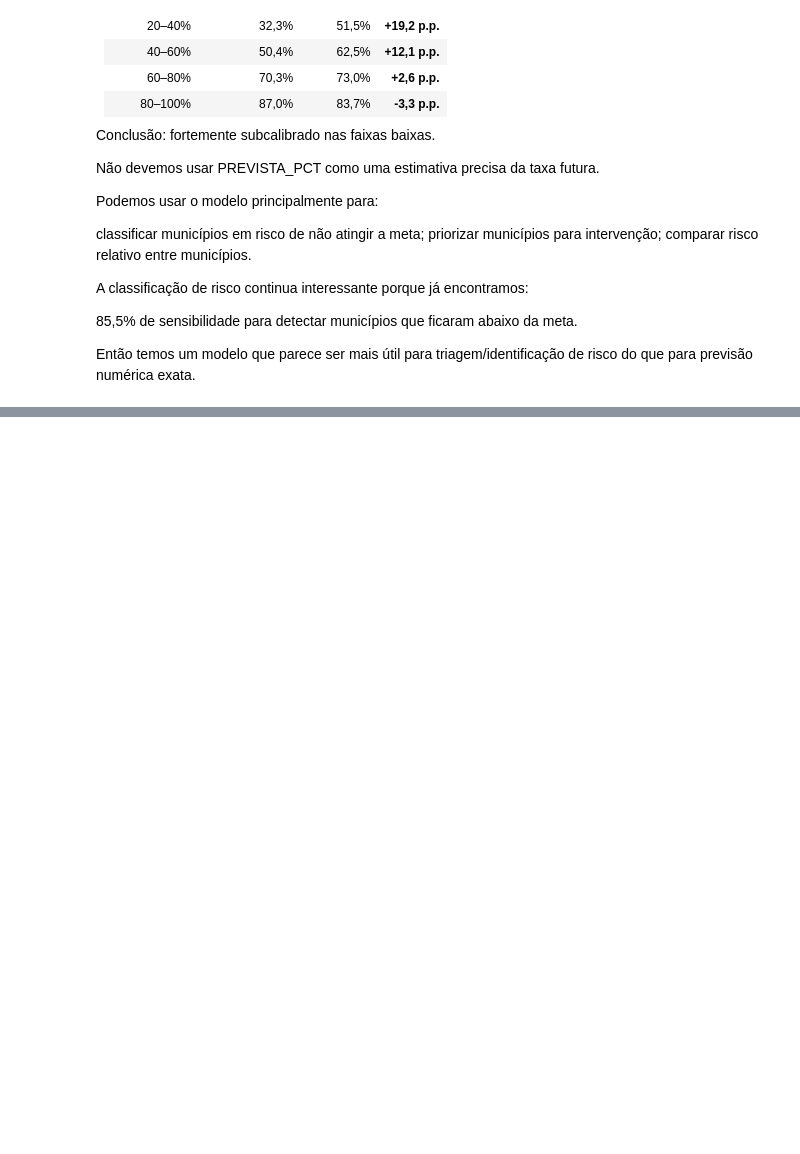
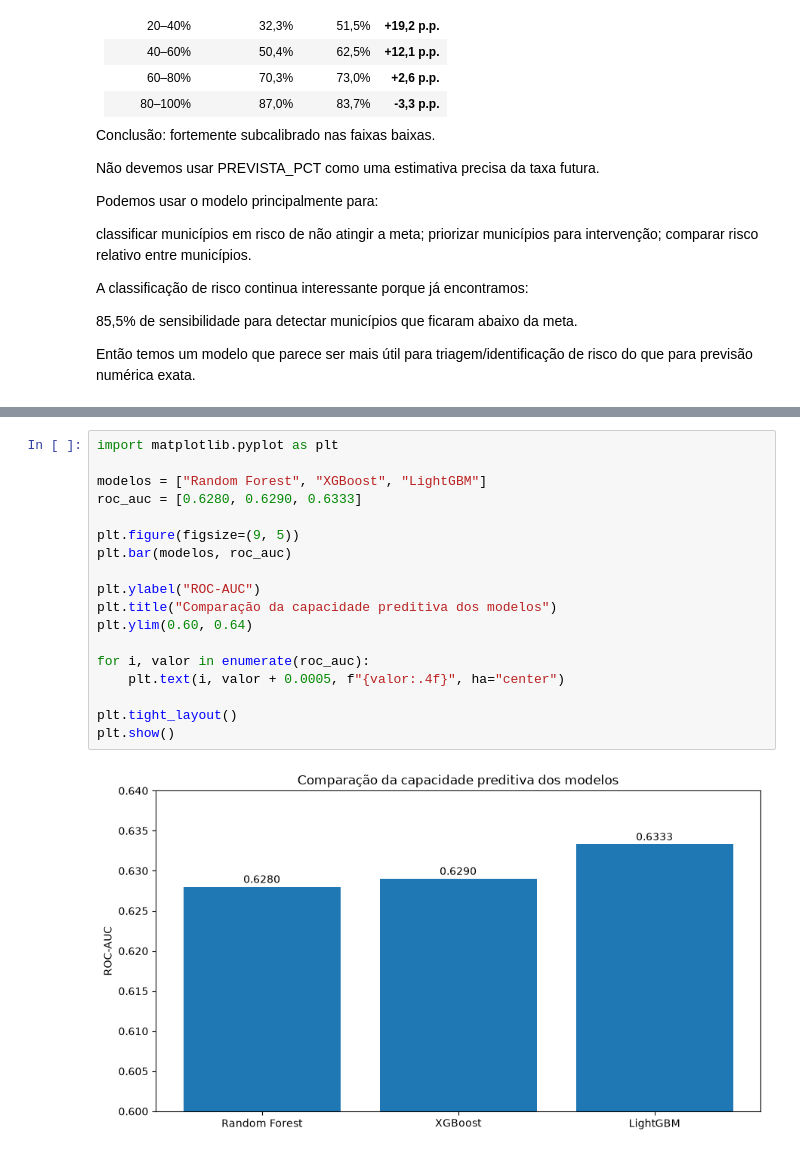
Before and after one commit to LucasRuizMartins/fiap_tech_challenge_03, a Jupyter notebook: notebooks/Pipeline_testeCi.ipynb, the cells around one changed output, grey strips where cells are left out. Saved outputs shown, nothing was run; the diff lists cells and outputs as text; blank space fills up the shorter version.

Commit message:
análises comparativas entre os modelos

```diff
--- a/notebooks/Pipeline_testeCi.ipynb
+++ b/notebooks/Pipeline_testeCi.ipynb
@@ -3039,0 +3786,20 @@ Então temos um modelo que parece ser mais útil para triagem/identificação de
+# %%
+import matplotlib.pyplot as plt
+
+modelos = ["Random Forest", "XGBoost", "LightGBM"]
+roc_auc = [0.6280, 0.6290, 0.6333]
+
+plt.figure(figsize=(9, 5))
+plt.bar(modelos, roc_auc)
+
+plt.ylabel("ROC-AUC")
+plt.title("Comparação da capacidade preditiva dos modelos")
+plt.ylim(0.60, 0.64)
+
+for i, valor in enumerate(roc_auc):
+    plt.text(i, valor + 0.0005, f"{valor:.4f}", ha="center")
+
+plt.tight_layout()
+plt.show()
+# %% [output]
+[figure, added]
```
Also changed, not shown: parts of 44 cells of this notebook.
